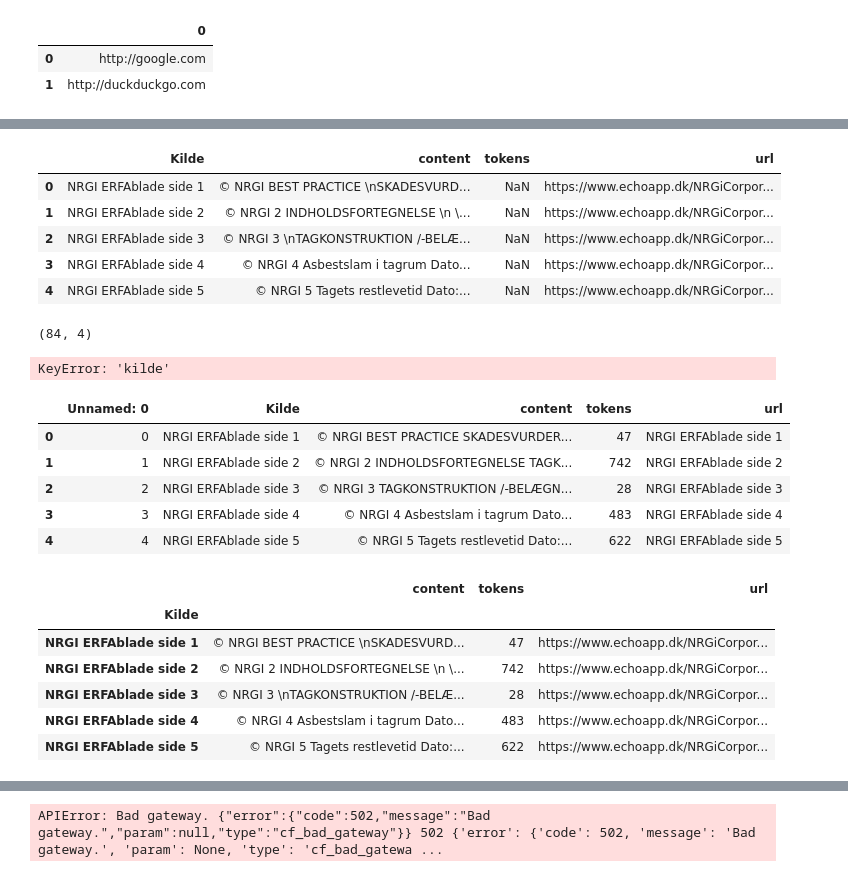
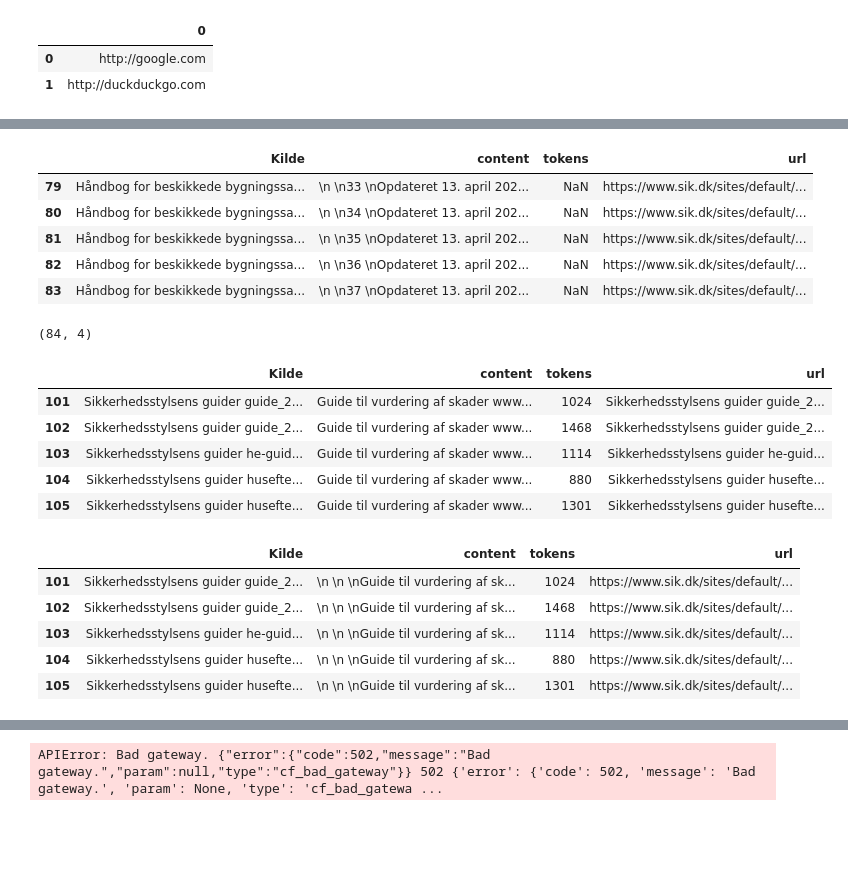
Before and after one commit to Mikkel-schmidt/ERFA, a Jupyter notebook: ERFA.ipynb, the cells around one changed output, grey strips where cells are left out. Saved outputs shown, nothing was run; the diff lists cells and outputs as text; code cells hidden in the pictures; blank space fills up the shorter version.

```diff
--- a/ERFA.ipynb
+++ b/ERFA.ipynb
@@ -75,21 +68,21 @@ reader = PdfReader("../Docs/haandbog_for_beskikkede_bygningssagkyndige_final_rev
 k = df.shape[0]
 j=0
 for i, page in enumerate(reader.pages):
-    page_number = j + 1
+    page_number += j + 1
     df.loc[i+k, 'Kilde'] = f'Håndbog for beskikkede bygningssagkyndige side {page_number}'
     df.loc[i+k, 'content'] = page.extract_text()
     df.loc[i+k, 'url'] = f'https://www.sik.dk/sites/default/files/2021-04/haandbog_for_beskikkede_bygningssagkyndige_final_rev_apr_2021.pdf#page={page_number}'
 
 df_styled = df.head().style.format({'url': lambda x: make_clickable(x, df.loc[df['url'] == x].index[0] + k + 1, 'Håndbog for bygningssagkyndige ')})
 df_styled
-df.head()
+df.tail()
 # %% [output]
 |  | Kilde | content | tokens | url |
-| 0 | NRGI ERFAblade side 1 | © NRGI BEST PRACTICE \nSKADESVURD... | NaN | https://www.echoapp.dk/NRGiCorpor... |
-| 1 | NRGI ERFAblade side 2 | © NRGI 2 INDHOLDSFORTEGNELSE \n \... | NaN | https://www.echoapp.dk/NRGiCorpor... |
-| 2 | NRGI ERFAblade side 3 | © NRGI 3 \nTAGKONSTRUKTION /-BELÆ... | NaN | https://www.echoapp.dk/NRGiCorpor... |
-| 3 | NRGI ERFAblade side 4 | © NRGI 4 Asbestslam i tagrum Dato... | NaN | https://www.echoapp.dk/NRGiCorpor... |
-| 4 | NRGI ERFAblade side 5 | © NRGI 5 Tagets restlevetid Dato:... | NaN | https://www.echoapp.dk/NRGiCorpor... |
+| 79 | Håndbog for beskikkede bygningssa... | \n \n33 \nOpdateret 13. april 202... | NaN | https://www.sik.dk/sites/default/... |
+| 80 | Håndbog for beskikkede bygningssa... | \n \n34 \nOpdateret 13. april 202... | NaN | https://www.sik.dk/sites/default/... |
+| 81 | Håndbog for beskikkede bygningssa... | \n \n35 \nOpdateret 13. april 202... | NaN | https://www.sik.dk/sites/default/... |
+| 82 | Håndbog for beskikkede bygningssa... | \n \n36 \nOpdateret 13. april 202... | NaN | https://www.sik.dk/sites/default/... |
+| 83 | Håndbog for beskikkede bygningssa... | \n \n37 \nOpdateret 13. april 202... | NaN | https://www.sik.dk/sites/default/... |
 # %%
 df.shape
 # %% [output]
@@ -119,30 +112,28 @@ for filename in os.listdir(directory):
         df.loc[i+k, 'content'] = page.extract_text()
         df.loc[i+k, 'url'] = f'https://www.sik.dk/sites/default/files/2020-07/'+filename+'.pdf'
 # %%
-df.loc[df['ilde'] == x]
+df = df.reset_index()
-# %% [output]
-KeyError: 'kilde'
 # %%
 
 
 def make_clickable(val):
     return '<a href="{}">{}</a>'.format(val,val)
 
 def make_clickable(val, kilde):
-    return f'<a target="_blank" href="{val}#page={page_number}">{kilde}</a>'
+    return f'<a target="_blank" href="{val}">{kilde}</a>'
 
 
 
-df_styled = df.head().style.format({'url': lambda x: make_clickable(x, df.loc[df['url'] == x]['Kilde'].values[0])})
+df_styled = df.tail().style.format({'url': lambda x: make_clickable(x, df.loc[df['url'] == x]['Kilde'].values[0])})
 #df_styled = df.head().style.format({'url': lambda x: make_clickable(x)})
 df_styled
 # %% [output]
-|  | Unnamed: 0 | Kilde | content | tokens | url |
-| 0 | 0 | NRGI ERFAblade side 1 | © NRGI BEST PRACTICE SKADESVURDER... | 47 | NRGI ERFAblade side 1 |
-| 1 | 1 | NRGI ERFAblade side 2 | © NRGI 2 INDHOLDSFORTEGNELSE TAGK... | 742 | NRGI ERFAblade side 2 |
-| 2 | 2 | NRGI ERFAblade side 3 | © NRGI 3 TAGKONSTRUKTION /-BELÆGN... | 28 | NRGI ERFAblade side 3 |
-| 3 | 3 | NRGI ERFAblade side 4 | © NRGI 4 Asbestslam i tagrum Dato... | 483 | NRGI ERFAblade side 4 |
-| 4 | 4 | NRGI ERFAblade side 5 | © NRGI 5 Tagets restlevetid Dato:... | 622 | NRGI ERFAblade side 5 |
+|  | Kilde | content | tokens | url |
+| 101 | Sikkerhedsstylsens guider guide_2... | Guide til vurdering af skader www... | 1024 | Sikkerhedsstylsens guider guide_2... |
+| 102 | Sikkerhedsstylsens guider guide_2... | Guide til vurdering af skader www... | 1468 | Sikkerhedsstylsens guider guide_2... |
+| 103 | Sikkerhedsstylsens guider he-guid... | Guide til vurdering af skader www... | 1114 | Sikkerhedsstylsens guider he-guid... |
+| 104 | Sikkerhedsstylsens guider husefte... | Guide til vurdering af skader www... | 880 | Sikkerhedsstylsens guider husefte... |
+| 105 | Sikkerhedsstylsens guider husefte... | Guide til vurdering af skader www... | 1301 | Sikkerhedsstylsens guider husefte... |
 # %%
 enc = tiktoken.encoding_for_model("gpt-3.5-turbo")
 
@@ -153,15 +144,14 @@ for i in range(df.shape[0]):
 df.to_csv('df_enc.csv')
 df = df.set_index(["Kilde"])
 # %%
-df.head()
+df.tail()
 # %% [output]
-|  | content | tokens | url |
-| Kilde |  |  |  |
-| NRGI ERFAblade side 1 | © NRGI BEST PRACTICE \nSKADESVURD... | 47 | https://www.echoapp.dk/NRGiCorpor... |
-| NRGI ERFAblade side 2 | © NRGI 2 INDHOLDSFORTEGNELSE \n \... | 742 | https://www.echoapp.dk/NRGiCorpor... |
-| NRGI ERFAblade side 3 | © NRGI 3 \nTAGKONSTRUKTION /-BELÆ... | 28 | https://www.echoapp.dk/NRGiCorpor... |
-| NRGI ERFAblade side 4 | © NRGI 4 Asbestslam i tagrum Dato... | 483 | https://www.echoapp.dk/NRGiCorpor... |
-| NRGI ERFAblade side 5 | © NRGI 5 Tagets restlevetid Dato:... | 622 | https://www.echoapp.dk/NRGiCorpor... |
+|  | Kilde | content | tokens | url |
+| 101 | Sikkerhedsstylsens guider guide_2... | \n \n \nGuide til vurdering af sk... | 1024 | https://www.sik.dk/sites/default/... |
+| 102 | Sikkerhedsstylsens guider guide_2... | \n \n \nGuide til vurdering af sk... | 1468 | https://www.sik.dk/sites/default/... |
+| 103 | Sikkerhedsstylsens guider he-guid... | \n \n \nGuide til vurdering af sk... | 1114 | https://www.sik.dk/sites/default/... |
+| 104 | Sikkerhedsstylsens guider husefte... | \n \n \nGuide til vurdering af sk... | 880 | https://www.sik.dk/sites/default/... |
+| 105 | Sikkerhedsstylsens guider husefte... | \n \n \nGuide til vurdering af sk... | 1301 | https://www.sik.dk/sites/default/... |
 # %%
 df = pd.read_csv('df_enc.csv')
 df.tail(5)
```
Also changed, not shown: parts of 1 cell of this notebook, 1 other file.
